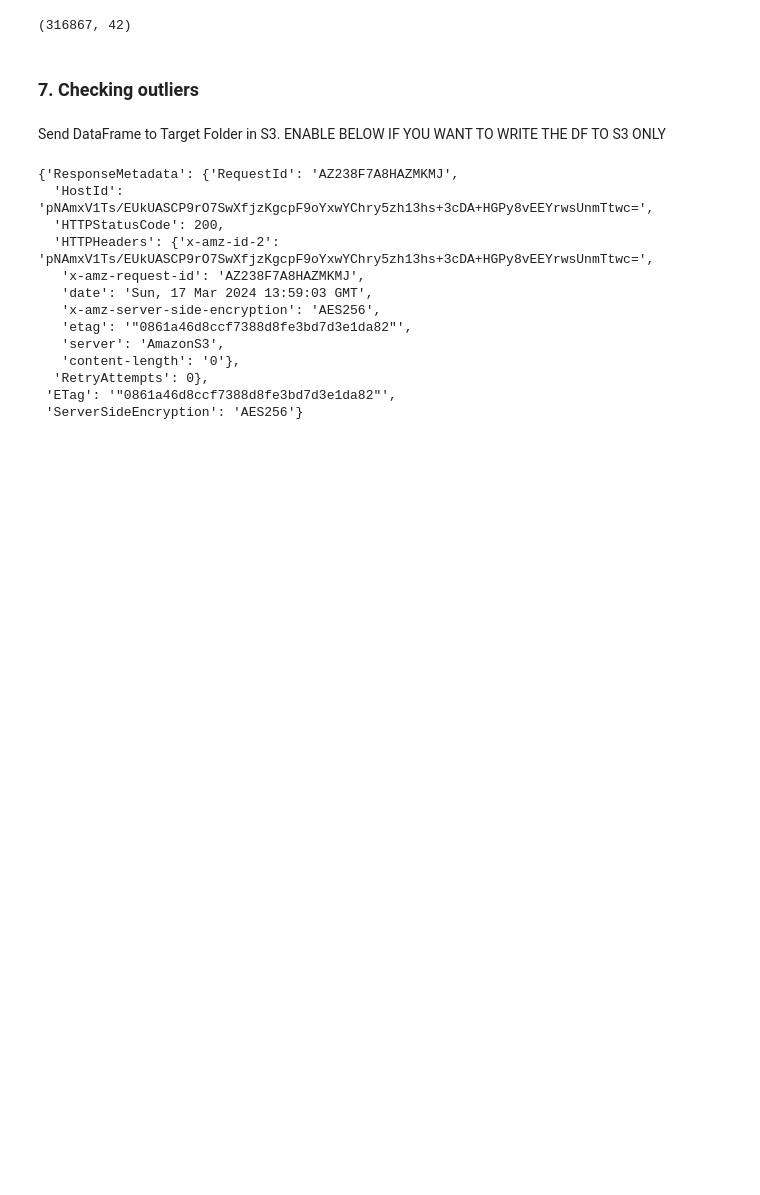
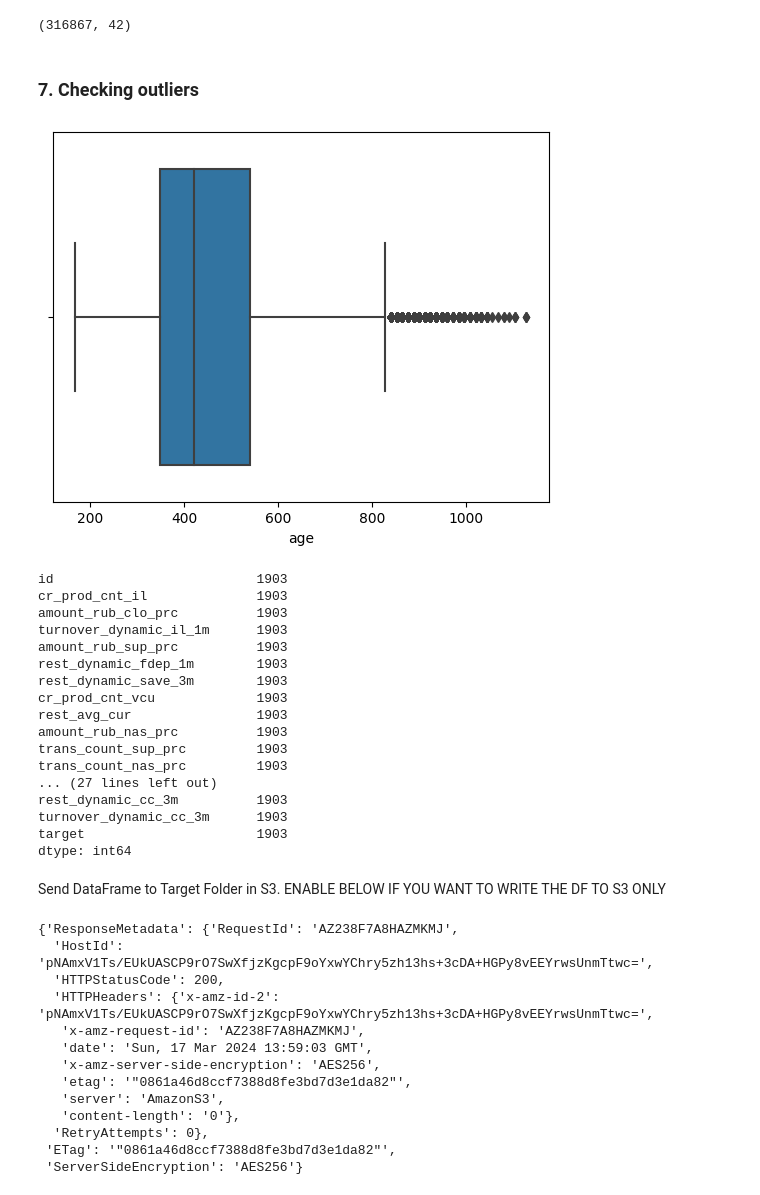
Before and after one commit to BDM3014ProjectWinter2024/BankChurnPrediction, a Jupyter notebook: process_data.ipynb, the cells around one changed output. Drawn from its saved outputs; the diff is of its cells as text; code cells hidden in the pictures; blank space fills up the shorter version.

```diff
--- a/process_data.ipynb
+++ b/process_data.ipynb
@@ -368,6 +378,46 @@ df.shape
 (316867, 42)
 # %% [markdown]
 ### 7. Checking outliers
+# %%
+import seaborn as sns
+import matplotlib.pyplot as plt
+
+# Create a box plot
+sns.boxplot(x=df['age'])
+plt.show()
+
+# Calculate Q1, Q3, and IQR
+Q1 = df['age'].quantile(0.25)
+Q3 = df['age'].quantile(0.75)
+IQR = Q3 - Q1
+
+# Determine the whiskers
+lower_whisker = Q1 - 1.5 * IQR
+upper_whisker = Q3 + 1.5 * IQR
+
+# Identify outliers
+outliers = df[(df['age'] < lower_whisker) | (df['age'] > upper_whisker)]
+
+print(outliers.count())
+# %% [output]
+[figure, added]
+id                          1903
+cr_prod_cnt_il              1903
+amount_rub_clo_prc          1903
+turnover_dynamic_il_1m      1903
+amount_rub_sup_prc          1903
+rest_dynamic_fdep_1m        1903
+rest_dynamic_save_3m        1903
+cr_prod_cnt_vcu             1903
+rest_avg_cur                1903
+amount_rub_nas_prc          1903
+trans_count_sup_prc         1903
+trans_count_nas_prc         1903
+... (27 lines left out)
+rest_dynamic_cc_3m          1903
+turnover_dynamic_cc_3m      1903
+target                      1903
+dtype: int64
 # %% [markdown]
 Send DataFrame to Target Folder in S3.
 ENABLE BELOW IF YOU WANT TO WRITE THE DF TO S3 ONLY
```
Also changed, not shown: parts of 3 cells of this notebook, 2 other files.
